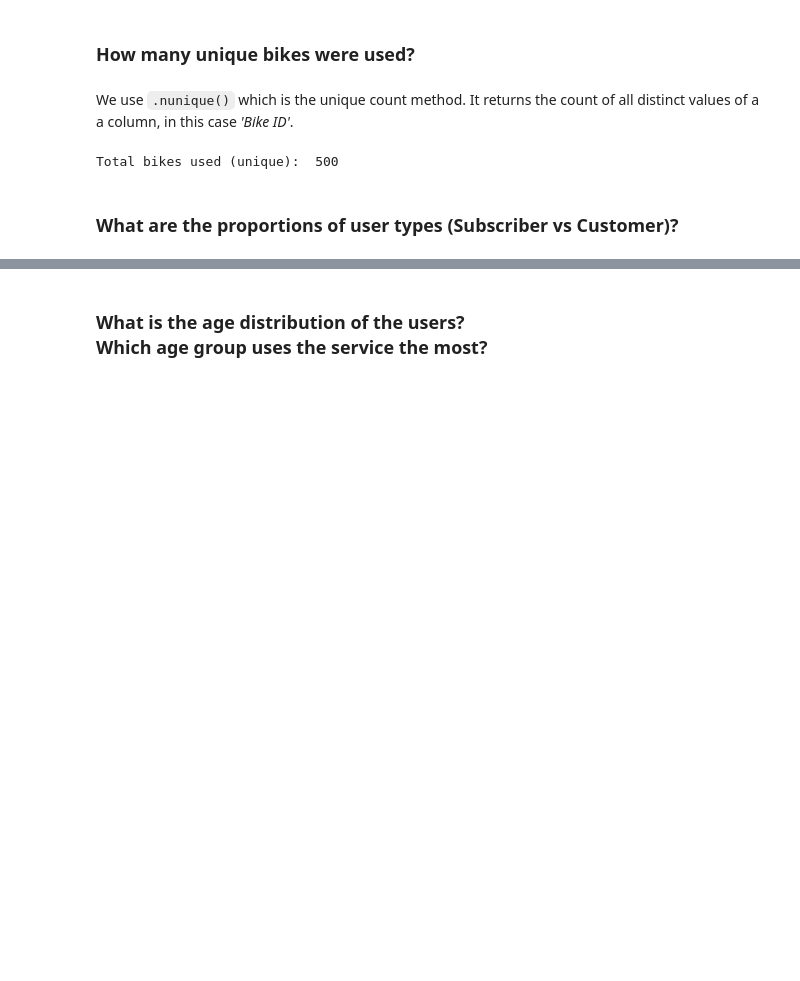
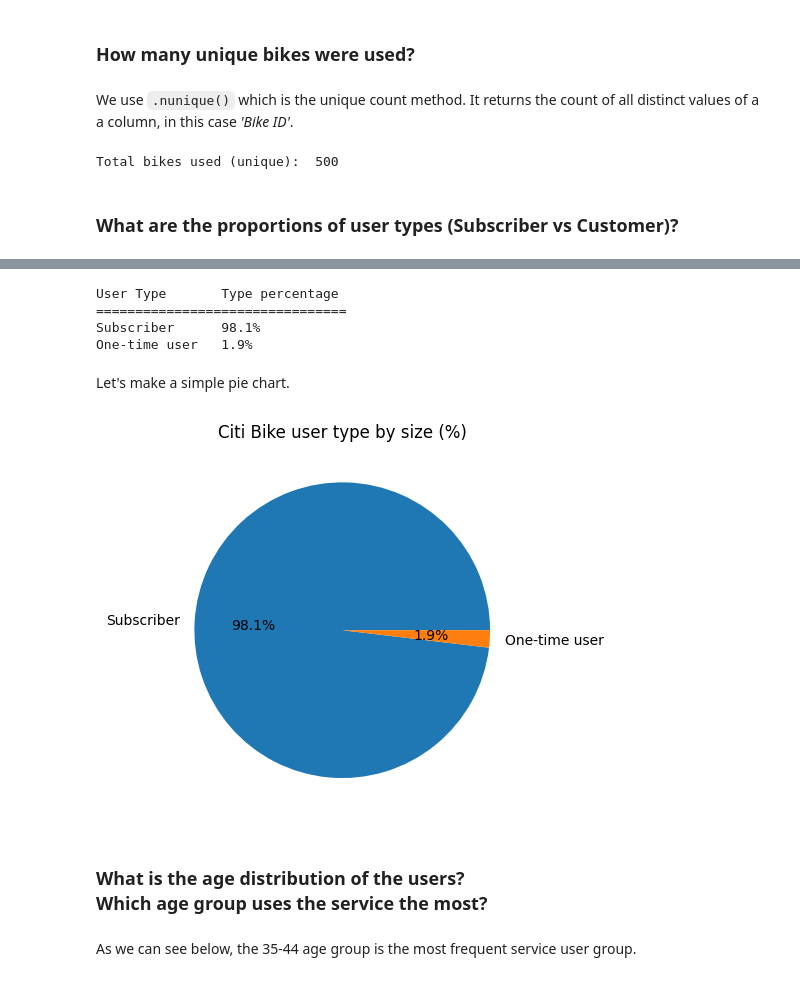
Before and after one commit to gbaltar-uiab1/city_bikes, a Jupyter notebook: city_bikes.ipynb, the cells around one changed output, grey strips where cells are left out. Saved outputs shown, nothing was run; the diff lists cells and outputs as text; code cells hidden in the pictures; blank space fills up the shorter version.

```diff
--- a/city_bikes.ipynb
+++ b/city_bikes.ipynb
@@ -202,2 +220,59 @@ Total bikes used (unique):  500
+# %%
+user_types = df['User Type'].value_counts(normalize=True).mul(100).round(2)
+
+
+# There are only 2 user types in this case, so we could use
+ # print(user_types.index[0], user_types.iloc[0])
+ # print(user_types.index[1], user_types.iloc[1])
+
+# But let's try and generalise to cater for any number of class members.
+
+print("User Type\tType percentage\n================================")
+
+for user_type_name, user_type_percentage in user_types.items():
+    print(f"{user_type_name}\t{user_type_percentage:.1f}%")
+
+
+
+
+
+# print(user_types.items())
+
+
+# print(user_types.iloc[0])
+# print(user_types.iloc[1])
+
+
+#print(f'''User Type\t\Type percentage
+#      ================================
+#      {user_types.index[1]})
+#      '''
+
+
+# print(f"Top start station:\t{top_start_station.index[0]}. Trip count:\t{top_start_station.iloc[0]}")
+# print(f"Top end station:\t{top_end_station.index[0]}. Trip count:\t{top_end_station.iloc[0]}")
+# %% [output]
+User Type       Type percentage
+================================
+Subscriber      98.1%
+One-time user   1.9%
+# %% [markdown]
+Let's make a simple pie chart.
+# %%
+import matplotlib.pyplot as plt
+
+# We'll use .index and .values as lists ("Duck typing")
+labels = user_types.index
+sizes = user_types.values
+
+# Plot the chart
+#   ( autopct='%1.1f%%' --> to show percentages inside each slice)
+plt.pie(sizes, labels=labels, autopct='%1.1f%%')
+plt.title('Citi Bike user type by size (%)')
+plt.show()
+# %% [output]
+[figure, added]
 # %% [markdown]
 ### What is the age distribution of the users? <br>Which age group uses the service the most?
+# %% [markdown]
+As we can see below, the 35-44 age group is the most frequent service user group.
```
Also changed, not shown: parts of 40 cells of this notebook.
